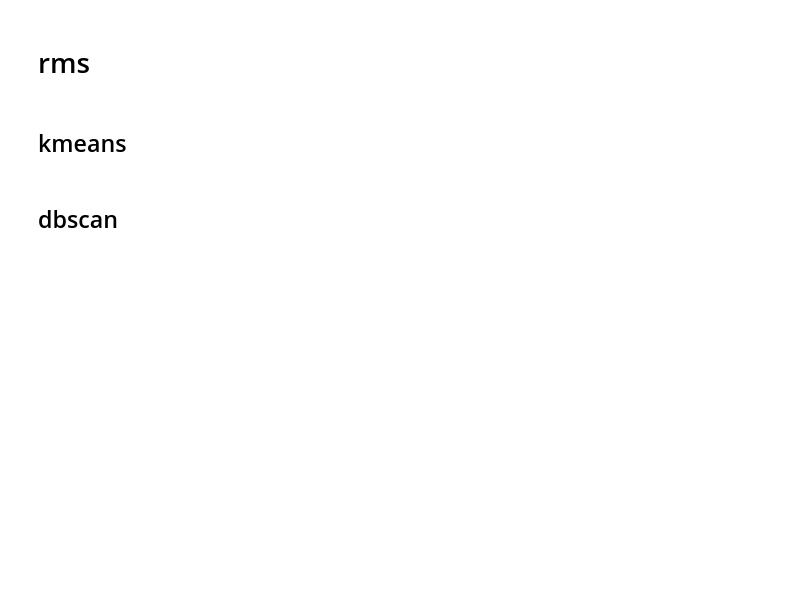
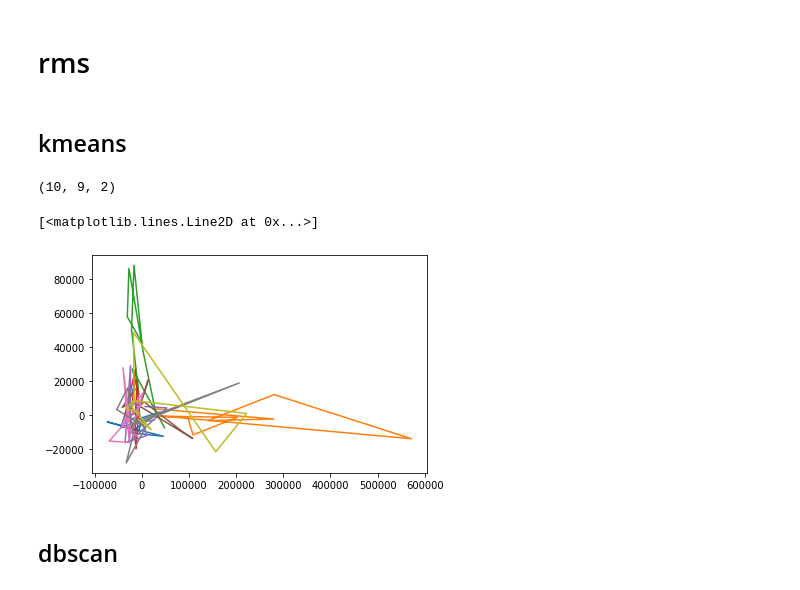
Before and after one commit to colorfulclouds/application_assignment, a Jupyter notebook: EEG-BCI/graduate/graph/cluster/cluster_pca_g.ipynb, the cells around one changed output. Drawn from its saved outputs; the diff is of its cells as text; code cells hidden in the pictures; blank space fills up the shorter version.

```diff
--- a/EEG-BCI/graduate/graph/cluster/cluster_pca_g.ipynb
+++ b/EEG-BCI/graduate/graph/cluster/cluster_pca_g.ipynb
@@ -117,4 +117,21 @@ p_r_k=np.array([[[-9.90636750e+03,  2.25030203e+04],
         [-1.10179465e+04,  8.20254265e+03],
         [ 2.65664628e+04, -2.65959814e+03],
         [-8.05958265e+03, -2.14117918e+03]]])
+# %%
+p_r_k.shape
+# %% [output]
+(10, 9, 2)
+# %%
+plt.plot(p_r_k[:,0,0] , p_r_k[:,0,1])
+plt.plot(p_r_k[:,1,0] , p_r_k[:,1,1])
+plt.plot(p_r_k[:,2,0] , p_r_k[:,2,1])
+plt.plot(p_r_k[:,3,0] , p_r_k[:,3,1])
+plt.plot(p_r_k[:,4,0] , p_r_k[:,4,1])
+plt.plot(p_r_k[:,5,0] , p_r_k[:,5,1])
+plt.plot(p_r_k[:,6,0] , p_r_k[:,6,1])
+plt.plot(p_r_k[:,7,0] , p_r_k[:,7,1])
+plt.plot(p_r_k[:,8,0] , p_r_k[:,8,1])
+# %% [output]
+[<matplotlib.lines.Line2D at 0x...>]
+[figure, added]
 # %%
```
Also changed, not shown: parts of 7 cells of this notebook, 2 other files.
